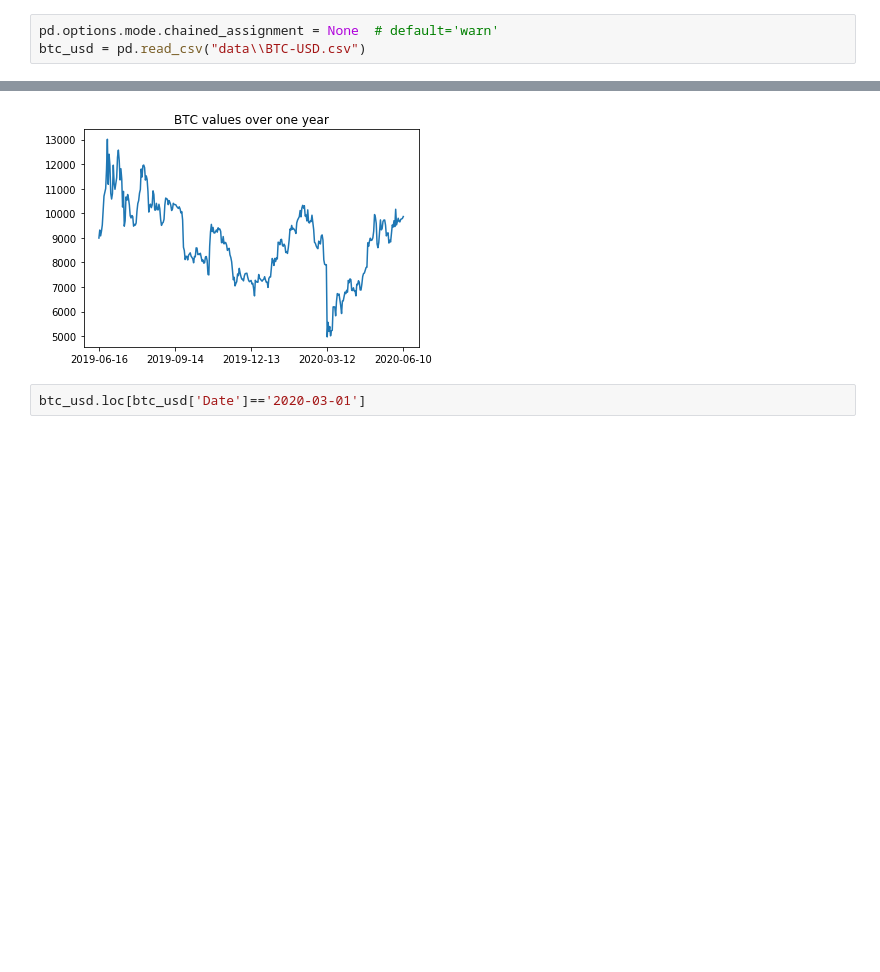
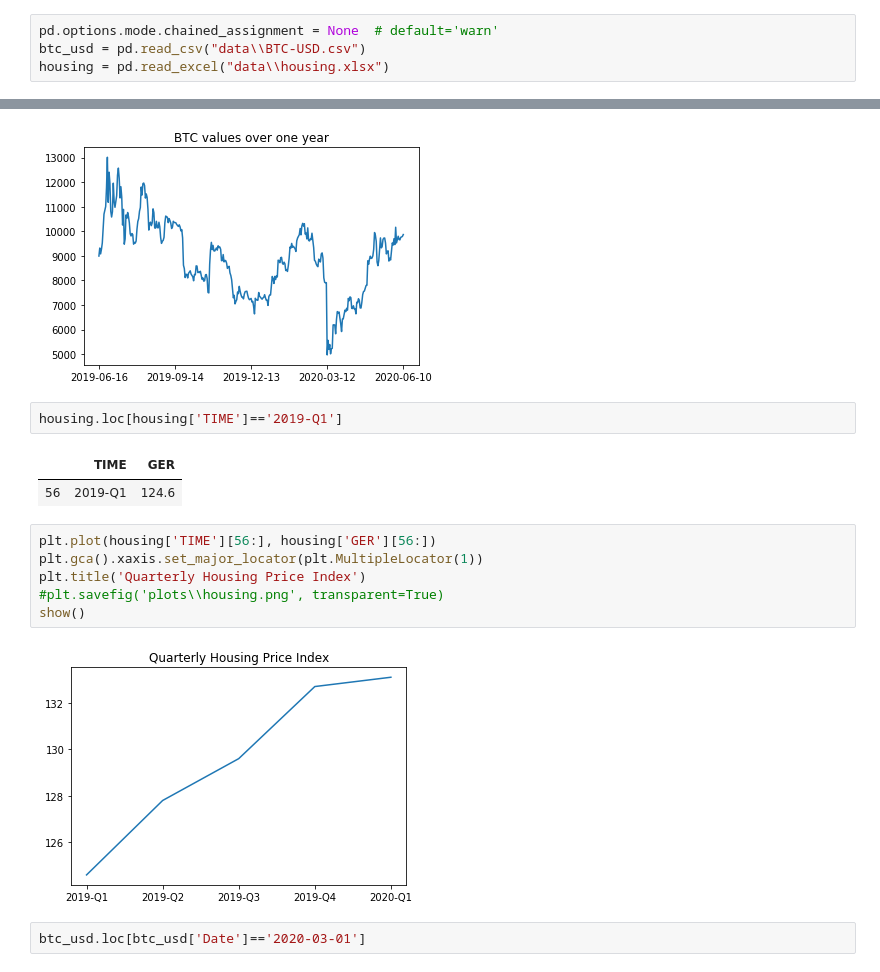
Before and after one commit to francisliu2/p2p_lending_valuation, a Jupyter notebook: DEDA_p2p-Copy1.ipynb, the cells around one changed output, grey strips where cells are left out. Saved outputs shown, nothing was run; the diff lists cells and outputs as text; blank space fills up the shorter version.

```diff
--- a/DEDA_p2p-Copy1.ipynb
+++ b/DEDA_p2p-Copy1.ipynb
@@ -17,6 +17,7 @@ os.chdir('C:\\Users\\Ramona\\OneDrive\\Dokumente\\Studium\\Master Statistik\\Qua
 # %%
 pd.options.mode.chained_assignment = None  # default='warn'
 btc_usd = pd.read_csv("data\\BTC-USD.csv")
+housing = pd.read_excel("data\\housing.xlsx")
 # %%
 #btc_usd['Close'].plot()
 plt.plot(btc_usd['Date'], btc_usd['Close'])
@@ -26,6 +27,19 @@ plt.savefig('plots\\year_btc.png', transparent=True)
 show()
 # %% [output]
 [figure]
+# %%
+housing.loc[housing['TIME']=='2019-Q1']
+# %% [output]
+|  | TIME | GER |
+| 56 | 2019-Q1 | 124.6 |
+# %%
+plt.plot(housing['TIME'][56:], housing['GER'][56:])
+plt.gca().xaxis.set_major_locator(plt.MultipleLocator(1))
+plt.title('Quarterly Housing Price Index')
+#plt.savefig('plots\\housing.png', transparent=True)
+show()
+# %% [output]
+[figure, added]
 # %%
 btc_usd.loc[btc_usd['Date']=='2020-03-01']
 # %% [output]
```
Also changed, not shown: parts of 9 cells of this notebook.
